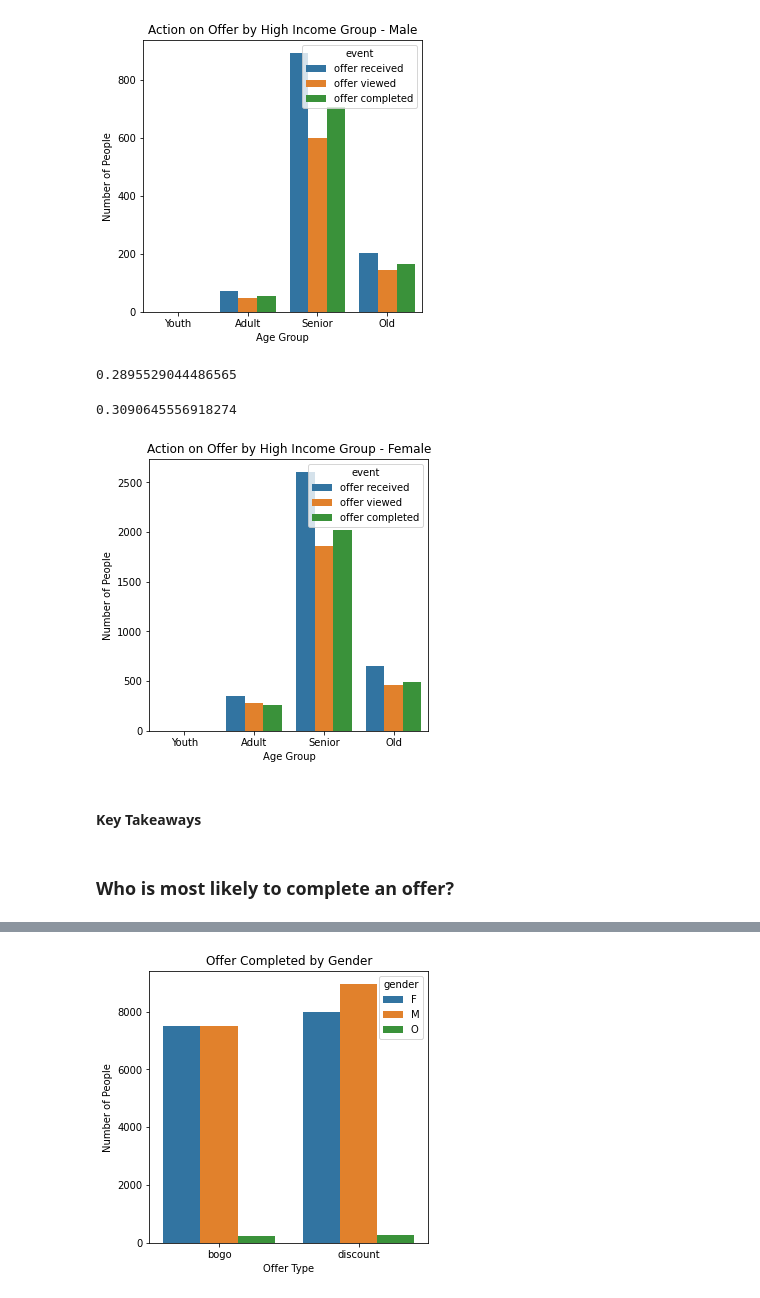
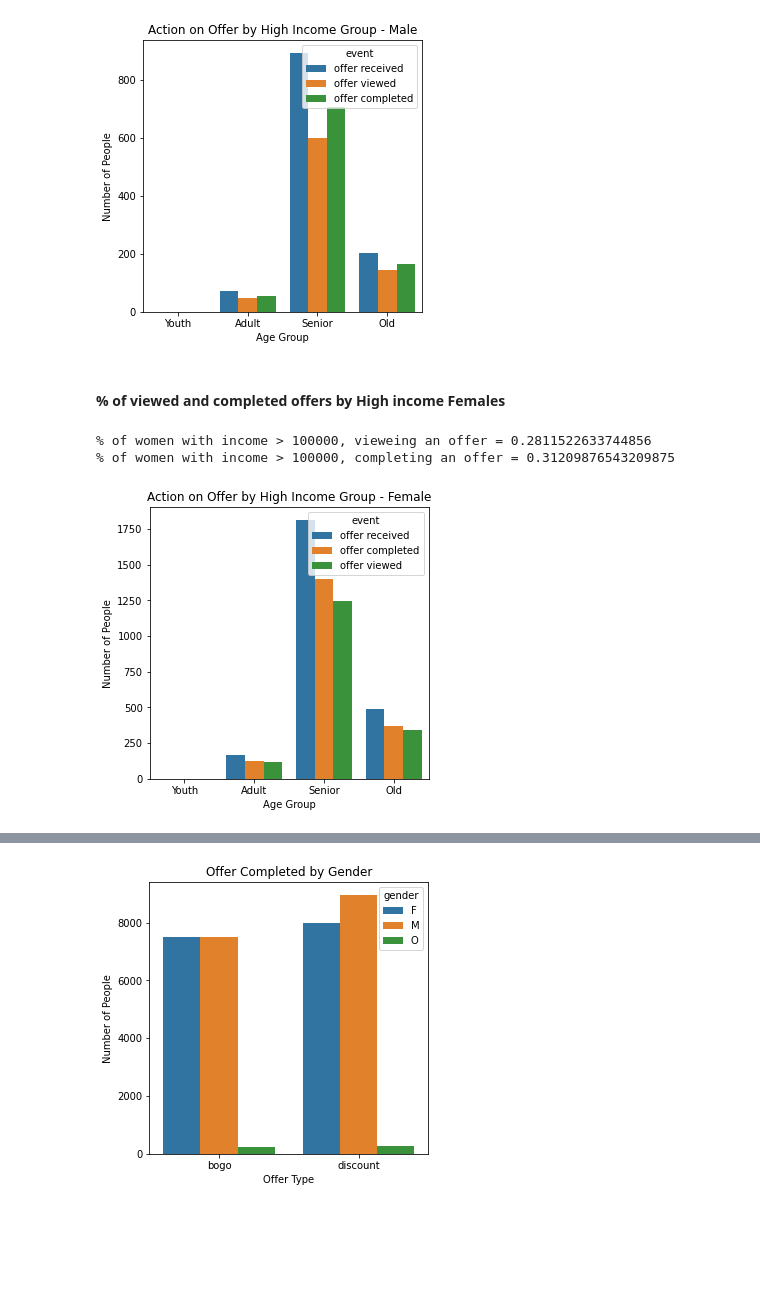
Before and after one commit to Ramshah1/Starbucks-Offers-Analysis, a Jupyter notebook: Starbucks_Capstone_notebook.ipynb, the cells around one changed output, grey strips where cells are left out. Drawn from its saved outputs; the diff is of its cells as text; code cells hidden in the pictures; blank space fills up the shorter version.

```diff
--- a/Starbucks_Capstone_notebook.ipynb
+++ b/Starbucks_Capstone_notebook.ipynb
@@ -495,6 +529,6 @@ memory usage: 42.1+ MB
 In the further analysis, we shall deeply play with `age`, `gender` and `income` data to figure out the demographics of the offer being sent, and what group of people is more likely to complete an offer.
 Therefore, dropping all the other unrelated columns, that we won't be using.
 # %%
-data_df.drop(columns=['id', 'became_member_on', 'channels', 'time', 'reward_x', 'reward_y', 'difficulty', 'duration'], axis=1, inplace=True)
+data_df.drop(columns=['id', 'became_member_on', 'channels', 'time', 'reward_x', 'reward_y', 'difficulty', 'duration', 'person', 'offer_id'], axis=1, inplace=True)
 data_df.head()
 # %% [output]
@@ -687,26 +738,20 @@ completed_count/total
 plot_feature_distribution(data=offer_df.query('gender == "M" & income > 100000'), x='age_group', hue='event', title='Action on Offer by High Income Group - Male', xlabel='Age Group')
 # %% [output]
 [figure]
+# %% [markdown]
+#### % of viewed and completed offers by High income Females
 # %%
-# Finding % of completed offers by Females with income > 95000
-total = offer_df.query('gender == "F" & income > 95000').shape[0]
-viewed_count = offer_df.query('gender == "F" & income > 95000 & event =="offer viewed"').shape[0]
-completed_count = offer_df.query('gender == "F" & income > 95000 & event =="offer completed"').shape[0]
+# Finding % of completed offers by Females with income > 100000
+total = offer_df.query('gender == "F" & income > 100000').shape[0]
+viewed_count = offer_df.query('gender == "F" & income > 100000 & event =="offer viewed"').shape[0]
+completed_count = offer_df.query('gender == "F" & income > 100000 & event =="offer completed"').shape[0]
+
+print('% of women with income > 100000, vieweing an offer = {}'.format(viewed_count/total))
+print('% of women with income > 100000, completing an offer = {}'.format(completed_count/total))
+# %% [output]
+% of women with income > 100000, vieweing an offer = 0.2811522633744856
+% of women with income > 100000, completing an offer = 0.31209876543209875
-# %%
-# % of viewed offers
-viewed_count/total
-# %% [output]
-0.2895529044486565
-# %%
-# % of completed offers
-completed_count/total
-# %% [output]
-0.3090645556918274
 # %%
-plot_feature_distribution(data=offer_df.query('gender == "F" & income > 95000'), x='age_group', hue='event', title='Action on Offer by High Income Group - Female', xlabel='Age Group')
+plot_feature_distribution(data=offer_df.query('gender == "F" & income > 100000'), x='age_group', hue='event', title='Action on Offer by High Income Group - Female', xlabel='Age Group')
 # %% [output]
-[figure, old version]
+[figure, new version]
-# %% [markdown]
-#### Key Takeaways
-# %% [markdown]
-### Who is most likely to complete an offer?
```
Also changed, not shown: parts of 48 cells of this notebook.
